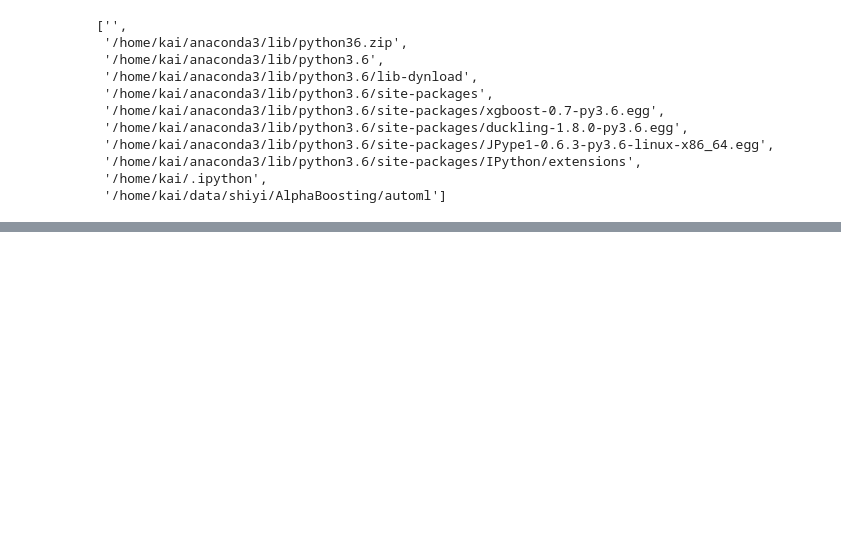
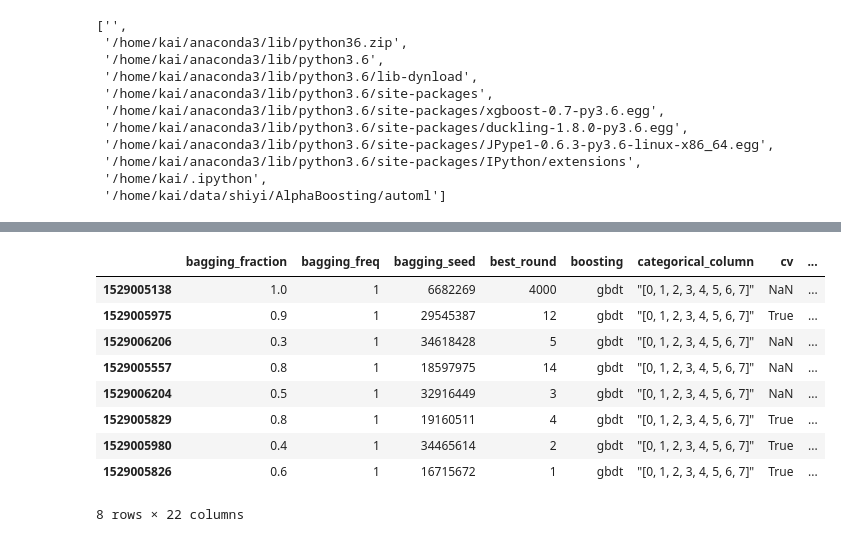
Before and after one commit to wluo-personal/AlphaBoosting, a Jupyter notebook: automl/automl_app/main.ipynb, the cells around one changed output, grey strips where cells are left out. Drawn from its saved outputs; the diff is of its cells as text; code cells hidden in the pictures; blank space fills up the shorter version.

```diff
--- a/automl/automl_app/main.ipynb
+++ b/automl/automl_app/main.ipynb
@@ -117,0 +149,15 @@ grid search
+# %%
+gs_res = pd.read_csv('project1/project1_grid_search.csv', index_col='Unnamed: 0').sort_values(by=['val_auc'], ascending=False)
+
+gs_res
+# %% [output]
+|  | bagging_fraction | bagging_freq | bagging_seed | best_round | boosting | categorical_column | cv | ... |
+| 1529005138 | 1.0 | 1 | 6682269 | 4000 | gbdt | "[0, 1, 2, 3, 4, 5, 6, 7]" | NaN | ... |
+| 1529005975 | 0.9 | 1 | 29545387 | 12 | gbdt | "[0, 1, 2, 3, 4, 5, 6, 7]" | True | ... |
+| 1529006206 | 0.3 | 1 | 34618428 | 5 | gbdt | "[0, 1, 2, 3, 4, 5, 6, 7]" | NaN | ... |
+| 1529005557 | 0.8 | 1 | 18597975 | 14 | gbdt | "[0, 1, 2, 3, 4, 5, 6, 7]" | NaN | ... |
+| 1529006204 | 0.5 | 1 | 32916449 | 3 | gbdt | "[0, 1, 2, 3, 4, 5, 6, 7]" | NaN | ... |
+| 1529005829 | 0.8 | 1 | 19160511 | 4 | gbdt | "[0, 1, 2, 3, 4, 5, 6, 7]" | True | ... |
+| 1529005980 | 0.4 | 1 | 34465614 | 2 | gbdt | "[0, 1, 2, 3, 4, 5, 6, 7]" | True | ... |
+| 1529005826 | 0.6 | 1 | 16715672 | 1 | gbdt | "[0, 1, 2, 3, 4, 5, 6, 7]" | True | ... |
+8 rows × 22 columns
```
Also changed, not shown: parts of 10 cells of this notebook, 4 other files.
